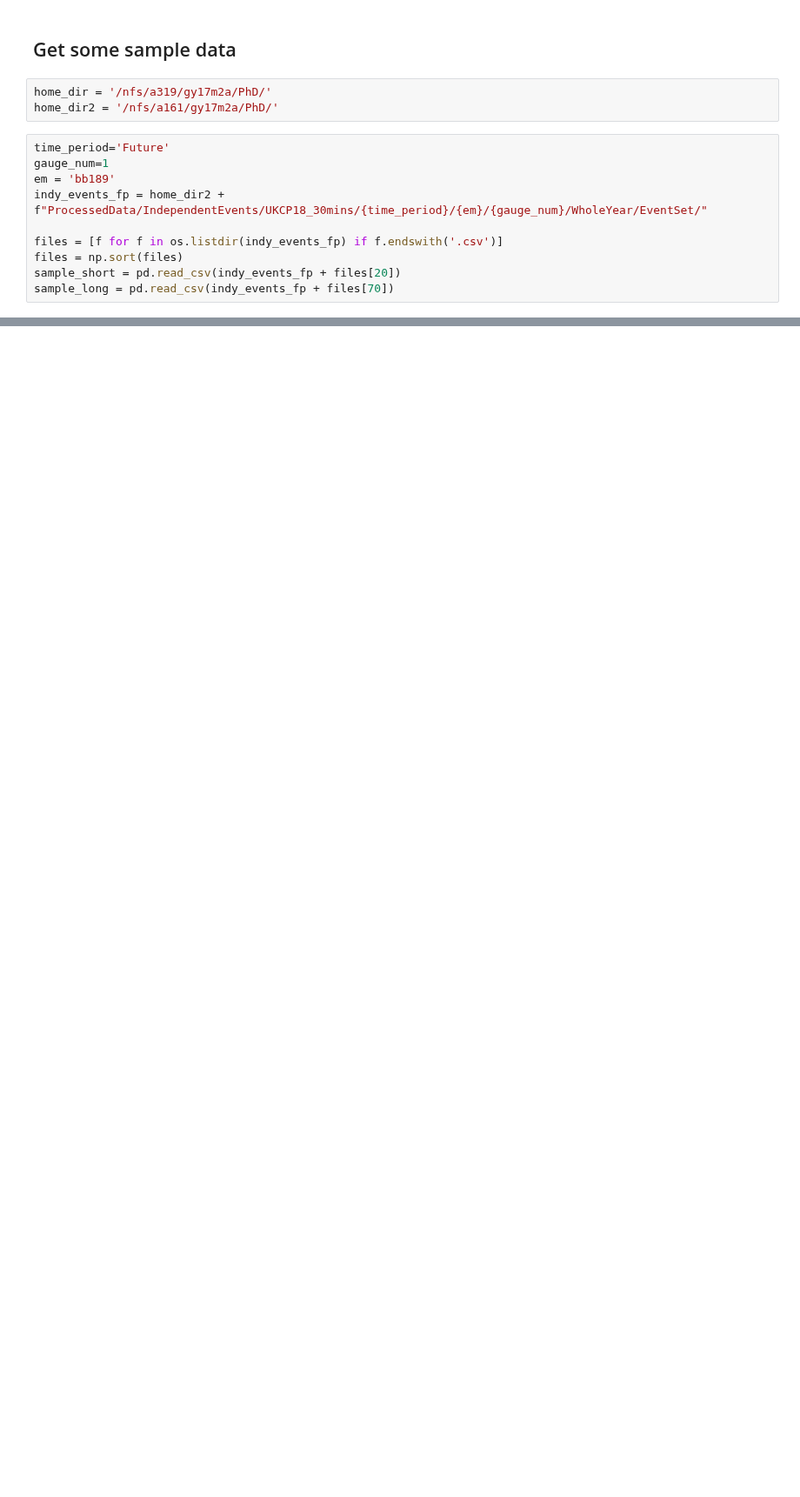
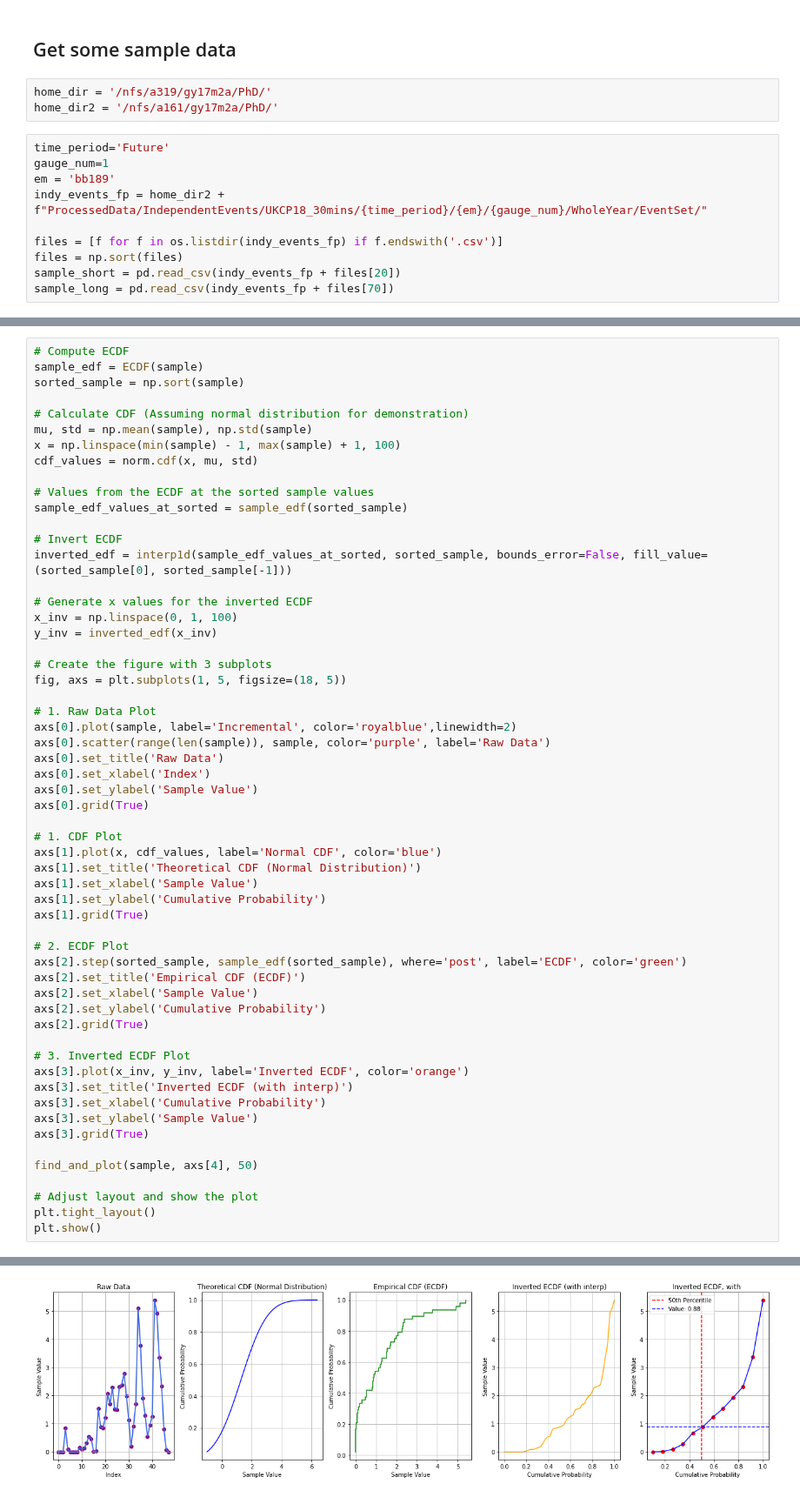
Before and after one commit to masher92/UKCP18, a Jupyter notebook: FindIndependentRainfallEvents/FindingEvents/Finding_AMAX_Events/Testing.ipynb, the cells around one changed output, grey strips where cells are left out. Shown at 87% size. Drawn from its saved outputs; the diff is of its cells as text; blank space fills up the shorter version.

```diff
--- a/FindIndependentRainfallEvents/FindingEvents/Finding_AMAX_Events/Testing.ipynb
+++ b/FindIndependentRainfallEvents/FindingEvents/Finding_AMAX_Events/Testing.ipynb
@@ -286,0 +359,58 @@ plt.show()
+# %%
+# Compute ECDF
+sample_edf = ECDF(sample)
+sorted_sample = np.sort(sample)
+
+# Calculate CDF (Assuming normal distribution for demonstration)
+mu, std = np.mean(sample), np.std(sample)
+x = np.linspace(min(sample) - 1, max(sample) + 1, 100)
+cdf_values = norm.cdf(x, mu, std)
+
+# Values from the ECDF at the sorted sample values
+sample_edf_values_at_sorted = sample_edf(sorted_sample)
+
+# Invert ECDF
+inverted_edf = interp1d(sample_edf_values_at_sorted, sorted_sample, bounds_error=False, fill_value=(sorted_sample[0], sorted_sample[-1]))
+
+# Generate x values for the inverted ECDF
+x_inv = np.linspace(0, 1, 100)
+y_inv = inverted_edf(x_inv)
+
+# Create the figure with 3 subplots
+fig, axs = plt.subplots(1, 5, figsize=(18, 5))
+
+# 1. Raw Data Plot
+axs[0].plot(sample, label='Incremental', color='royalblue',linewidth=2)
+axs[0].scatter(range(len(sample)), sample, color='purple', label='Raw Data')
+axs[0].set_title('Raw Data')
+axs[0].set_xlabel('Index')
+axs[0].set_ylabel('Sample Value')
+axs[0].grid(True)
+
+# 1. CDF Plot
+axs[1].plot(x, cdf_values, label='Normal CDF', color='blue')
+axs[1].set_title('Theoretical CDF (Normal Distribution)')
+axs[1].set_xlabel('Sample Value')
+axs[1].set_ylabel('Cumulative Probability')
+axs[1].grid(True)
+
+# 2. ECDF Plot
+axs[2].step(sorted_sample, sample_edf(sorted_sample), where='post', label='ECDF', color='green')
+axs[2].set_title('Empirical CDF (ECDF)')
+axs[2].set_xlabel('Sample Value')
+axs[2].set_ylabel('Cumulative Probability')
+axs[2].grid(True)
+
+# 3. Inverted ECDF Plot
+axs[3].plot(x_inv, y_inv, label='Inverted ECDF', color='orange')
+axs[3].set_title('Inverted ECDF (with interp)')
+axs[3].set_xlabel('Cumulative Probability')
+axs[3].set_ylabel('Sample Value')
+axs[3].grid(True)
+
+find_and_plot(sample, axs[4], 50)
+
+# Adjust layout and show the plot
+plt.tight_layout()
+plt.show()
+# %% [output]
@@ -287 +418,2 @@ plt.show()
+[figure, added]
 # %%
```
Also changed, not shown: parts of 19 cells of this notebook.
